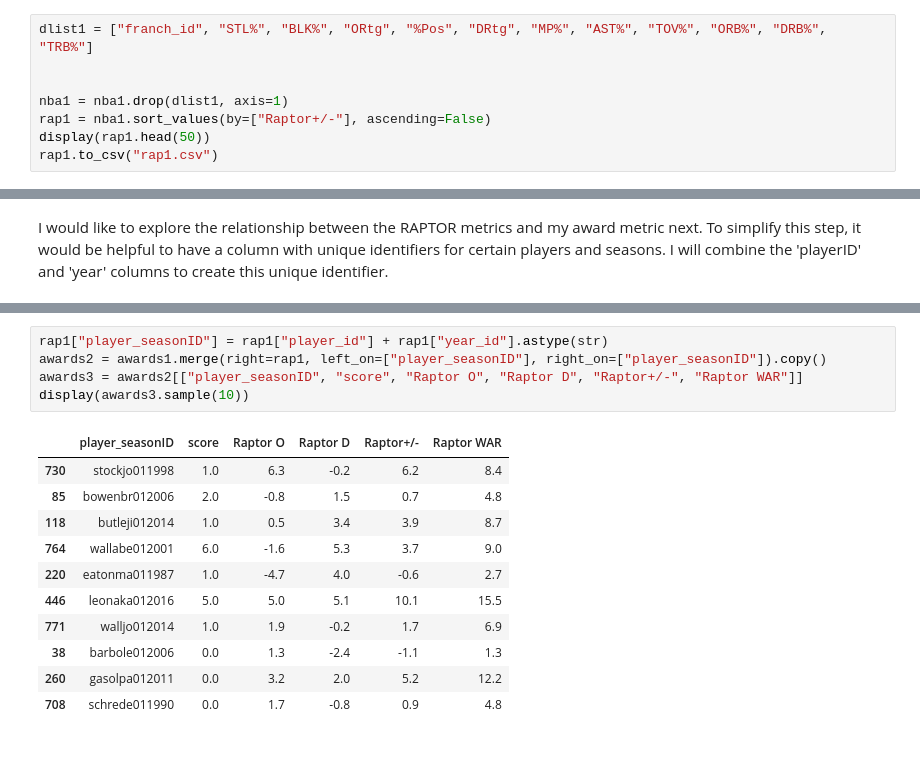
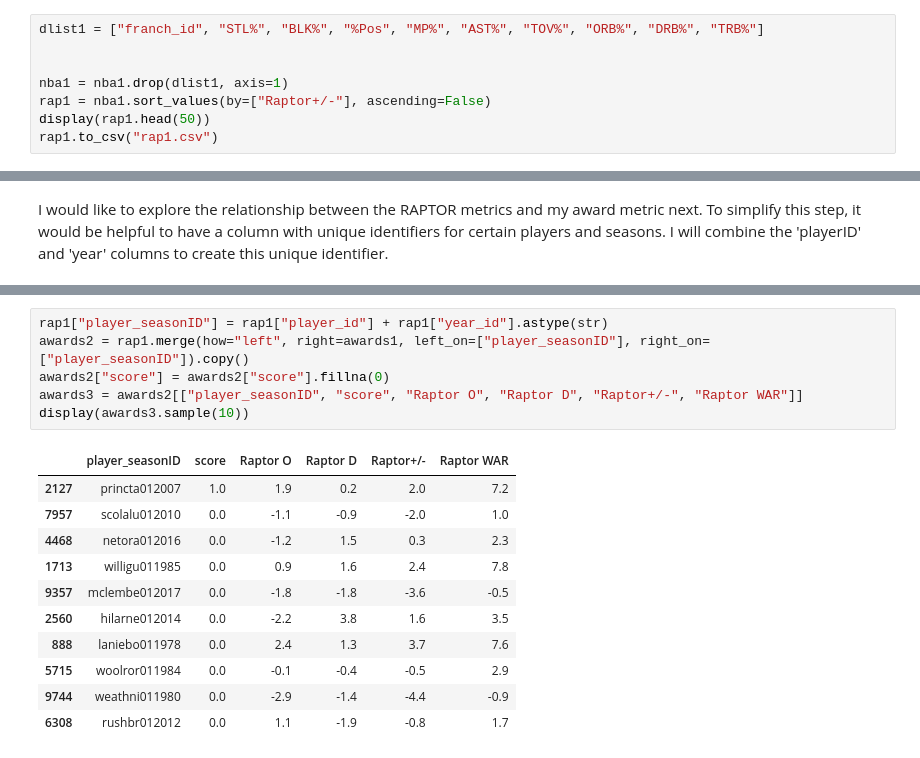
Before and after one commit to carl2727/NBA-data-analysis-project, a Jupyter notebook: 01.ipynb, the cells around one changed output, grey strips where cells are left out. Drawn from its saved outputs; the diff is of its cells as text.

```diff
--- a/01.ipynb
+++ b/01.ipynb
@@ -117,7 +117,7 @@ This list consists mostly of centers, which makes sense, because they tend to ta
 
 The data set is well formated and clean. But it contains a lot of data, which makes it hard to read. So I am dropping columns which I don't need for my analysis.
 # %%
-dlist1 = ["franch_id", "STL%", "BLK%", "ORtg", "%Pos", "DRtg", "MP%", "AST%", "TOV%", "ORB%", "DRB%", "TRB%"]
+dlist1 = ["franch_id", "STL%", "BLK%", "%Pos", "MP%", "AST%", "TOV%", "ORB%", "DRB%", "TRB%"]
 
 
 nba1 = nba1.drop(dlist1, axis=1)
@@ -425,20 +424,21 @@ None
 # %%
 rap1["player_seasonID"] = rap1["player_id"] + rap1["year_id"].astype(str)
-awards2 = awards1.merge(right=rap1, left_on=["player_seasonID"], right_on=["player_seasonID"]).copy()
+awards2 = rap1.merge(how="left", right=awards1, left_on=["player_seasonID"], right_on=["player_seasonID"]).copy()
+awards2["score"] = awards2["score"].fillna(0)
 awards3 = awards2[["player_seasonID", "score", "Raptor O", "Raptor D", "Raptor+/-", "Raptor WAR"]]
 display(awards3.sample(10))
 # %% [output]
 |  | player_seasonID | score | Raptor O | Raptor D | Raptor+/- | Raptor WAR |
-| 730 | stockjo011998 | 1.0 | 6.3 | -0.2 | 6.2 | 8.4 |
-| 85 | bowenbr012006 | 2.0 | -0.8 | 1.5 | 0.7 | 4.8 |
-| 118 | butleji012014 | 1.0 | 0.5 | 3.4 | 3.9 | 8.7 |
-| 764 | wallabe012001 | 6.0 | -1.6 | 5.3 | 3.7 | 9.0 |
-| 220 | eatonma011987 | 1.0 | -4.7 | 4.0 | -0.6 | 2.7 |
-| 446 | leonaka012016 | 5.0 | 5.0 | 5.1 | 10.1 | 15.5 |
-| 771 | walljo012014 | 1.0 | 1.9 | -0.2 | 1.7 | 6.9 |
-| 38 | barbole012006 | 0.0 | 1.3 | -2.4 | -1.1 | 1.3 |
-| 260 | gasolpa012011 | 0.0 | 3.2 | 2.0 | 5.2 | 12.2 |
-| 708 | schrede011990 | 0.0 | 1.7 | -0.8 | 0.9 | 4.8 |
+| 2127 | princta012007 | 1.0 | 1.9 | 0.2 | 2.0 | 7.2 |
+| 7957 | scolalu012010 | 0.0 | -1.1 | -0.9 | -2.0 | 1.0 |
+| 4468 | netora012016 | 0.0 | -1.2 | 1.5 | 0.3 | 2.3 |
+| 1713 | willigu011985 | 0.0 | 0.9 | 1.6 | 2.4 | 7.8 |
+| 9357 | mclembe012017 | 0.0 | -1.8 | -1.8 | -3.6 | -0.5 |
+| 2560 | hilarne012014 | 0.0 | -2.2 | 3.8 | 1.6 | 3.5 |
+| 888 | laniebo011978 | 0.0 | 2.4 | 1.3 | 3.7 | 7.6 |
+| 5715 | woolror011984 | 0.0 | -0.1 | -0.4 | -0.5 | 2.9 |
+| 9744 | weathni011980 | 0.0 | -2.9 | -1.4 | -4.4 | -0.9 |
+| 6308 | rushbr012012 | 0.0 | 1.1 | -1.9 | -0.8 | 1.7 |
 # %% [markdown]
 ### Correlations between Awards Score and RAPTOR
 
```
Also changed, not shown: parts of 8 cells of this notebook.
